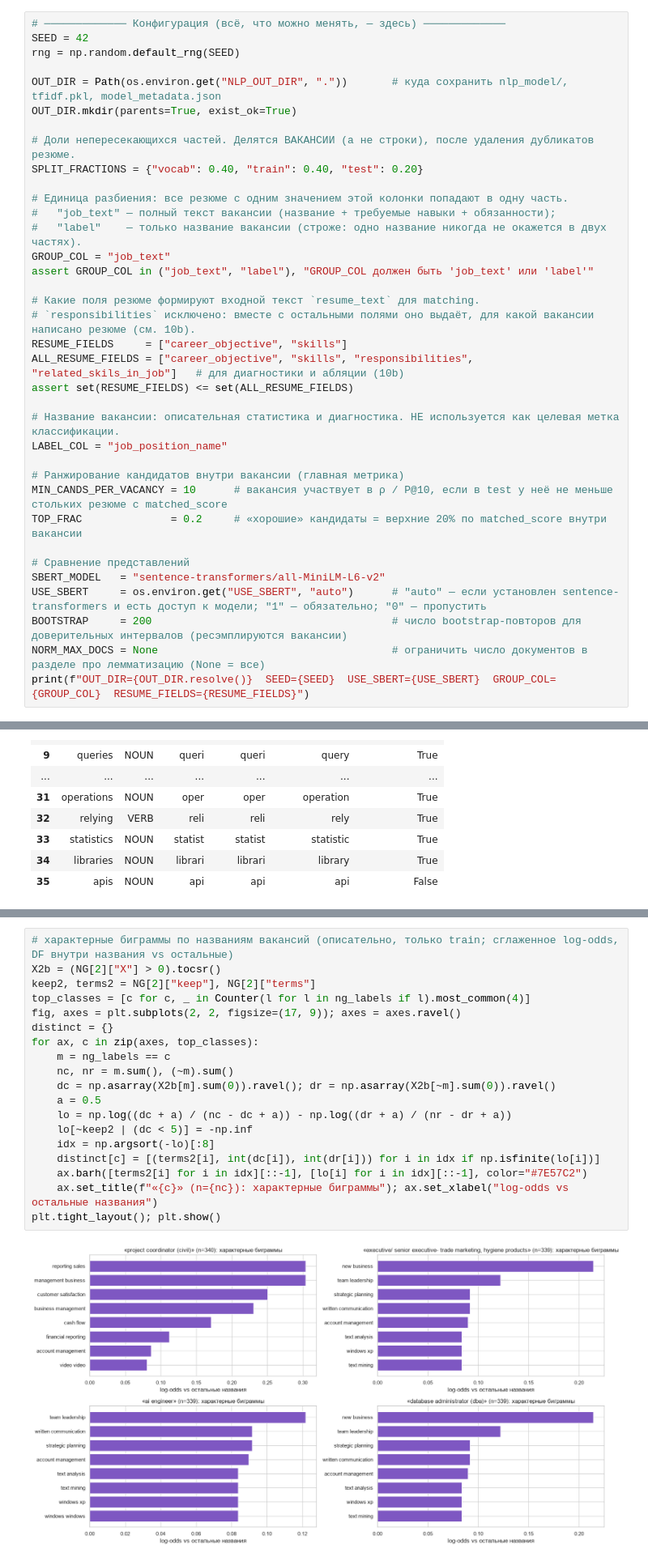
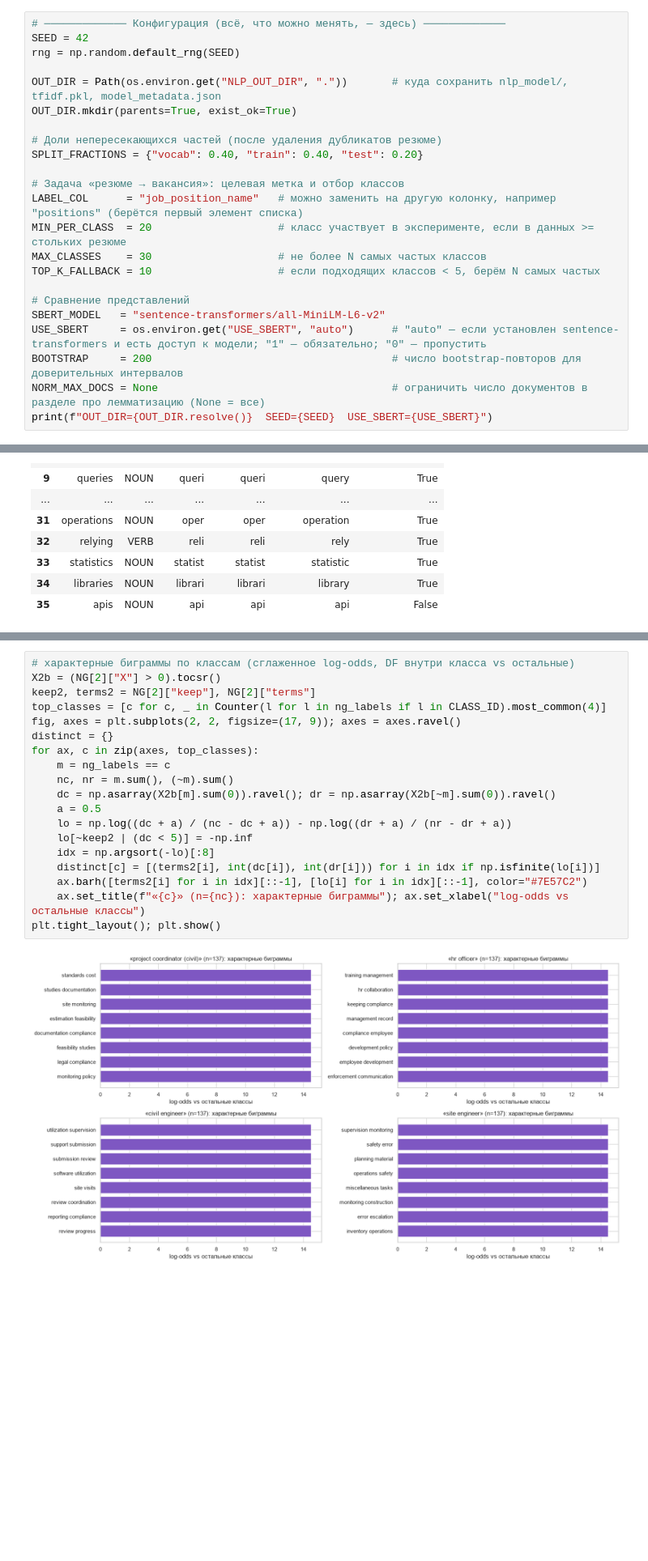
Before and after one commit to zhailaudaulet/cv-analyzer-final-project, a Jupyter notebook: nlp-project-fixed.ipynb, the cells around one changed output, grey strips where cells are left out. Shown at 81% size. Drawn from its saved outputs; the diff is of its cells as text; blank space fills up the shorter version.

```diff
--- a/nlp-project-fixed.ipynb
+++ b/nlp-project-fixed.ipynb
@@ -82,32 +77,19 @@ rng = np.random.default_rng(SEED)
 OUT_DIR = Path(os.environ.get("NLP_OUT_DIR", "."))       # куда сохранить nlp_model/, tfidf.pkl, model_metadata.json
 OUT_DIR.mkdir(parents=True, exist_ok=True)
 
-# Доли непересекающихся частей. Делятся ВАКАНСИИ (а не строки), после удаления дубликатов резюме.
+# Доли непересекающихся частей (после удаления дубликатов резюме)
 SPLIT_FRACTIONS = {"vocab": 0.40, "train": 0.40, "test": 0.20}
 
-# Единица разбиения: все резюме с одним значением этой колонки попадают в одну часть.
-#   "job_text" — полный текст вакансии (название + требуемые навыки + обязанности);
-#   "label"    — только название вакансии (строже: одно название никогда не окажется в двух частях).
-GROUP_COL = "job_text"
-assert GROUP_COL in ("job_text", "label"), "GROUP_COL должен быть 'job_text' или 'label'"
-
-# Какие поля резюме формируют входной текст `resume_text` для matching.
-# `responsibilities` исключено: вместе с остальными полями оно выдаёт, для какой вакансии написано резюме (см. 10b).
-RESUME_FIELDS     = ["career_objective", "skills"]
-ALL_RESUME_FIELDS = ["career_objective", "skills", "responsibilities", "related_skils_in_job"]   # для диагностики и абляции (10b)
-assert set(RESUME_FIELDS) <= set(ALL_RESUME_FIELDS)
-
-# Название вакансии: описательная статистика и диагностика. НЕ используется как целевая метка классификации.
-LABEL_COL = "job_position_name"
-
-# Ранжирование кандидатов внутри вакансии (главная метрика)
-MIN_CANDS_PER_VACANCY = 10      # вакансия участвует в ρ / P@10, если в test у неё не меньше стольких резюме с matched_score
-TOP_FRAC              = 0.2     # «хорошие» кандидаты = верхние 20% по matched_score внутри вакансии
+# Задача «резюме → вакансия»: целевая метка и отбор классов
+LABEL_COL      = "job_position_name"   # можно заменить на другую колонку, например "positions" (берётся первый элемент списка)
+MIN_PER_CLASS  = 20                    # класс участвует в эксперименте, если в данных >= стольких резюме
+MAX_CLASSES    = 30                    # не более N самых частых классов
+TOP_K_FALLBACK = 10                    # если подходящих классов < 5, берём N самых частых
 
 # Сравнение представлений
 SBERT_MODEL   = "sentence-transformers/all-MiniLM-L6-v2"
 USE_SBERT     = os.environ.get("USE_SBERT", "auto")      # "auto" — если установлен sentence-transformers и есть доступ к модели; "1" — обязательно; "0" — пропустить
-BOOTSTRAP     = 200                                      # число bootstrap-повторов для доверительных интервалов (ресэмплируются вакансии)
+BOOTSTRAP     = 200                                      # число bootstrap-повторов для доверительных интервалов
 NORM_MAX_DOCS = None                                     # ограничить число документов в разделе про лемматизацию (None = все)
-print(f"OUT_DIR={OUT_DIR.resolve()}  SEED={SEED}  USE_SBERT={USE_SBERT}  GROUP_COL={GROUP_COL}  RESUME_FIELDS={RESUME_FIELDS}")
+print(f"OUT_DIR={OUT_DIR.resolve()}  SEED={SEED}  USE_SBERT={USE_SBERT}")
 # %% [output]
@@ -1087,24 +1031,24 @@ display(tail.round(1))
 # %%
-# характерные биграммы по названиям вакансий (описательно, только train; сглаженное log-odds, DF внутри названия vs остальные)
+# характерные биграммы по классам (сглаженное log-odds, DF внутри класса vs остальные)
 X2b = (NG[2]["X"] > 0).tocsr()
 keep2, terms2 = NG[2]["keep"], NG[2]["terms"]
-top_classes = [c for c, _ in Counter(l for l in ng_labels if l).most_common(4)]
+top_classes = [c for c, _ in Counter(l for l in ng_labels if l in CLASS_ID).most_common(4)]
 fig, axes = plt.subplots(2, 2, figsize=(17, 9)); axes = axes.ravel()
 distinct = {}
 for ax, c in zip(axes, top_classes):
     m = ng_labels == c
     nc, nr = m.sum(), (~m).sum()
     dc = np.asarray(X2b[m].sum(0)).ravel(); dr = np.asarray(X2b[~m].sum(0)).ravel()
     a = 0.5
     lo = np.log((dc + a) / (nc - dc + a)) - np.log((dr + a) / (nr - dr + a))
     lo[~keep2 | (dc < 5)] = -np.inf
     idx = np.argsort(-lo)[:8]
     distinct[c] = [(terms2[i], int(dc[i]), int(dr[i])) for i in idx if np.isfinite(lo[i])]
     ax.barh([terms2[i] for i in idx][::-1], [lo[i] for i in idx][::-1], color="#7E57C2")
-    ax.set_title(f"«{c}» (n={nc}): характерные биграммы"); ax.set_xlabel("log-odds vs остальные названия")
+    ax.set_title(f"«{c}» (n={nc}): характерные биграммы"); ax.set_xlabel("log-odds vs остальные классы")
 plt.tight_layout(); plt.show()
 # %% [output]
-[figure, old version]
+[figure, new version]
 # %%
 # PMI: «устойчивые словосочетания» против просто частых пар; повторы внутри резюме (TF/DF)
 uni = dict(zip(NG[1]["terms"], NG[1]["tf"])); N1, N2 = NG[1]["tf"].sum(), NG[2]["tf"].sum()
```
Also changed, not shown: parts of 43 cells of this notebook, 4 other files.
